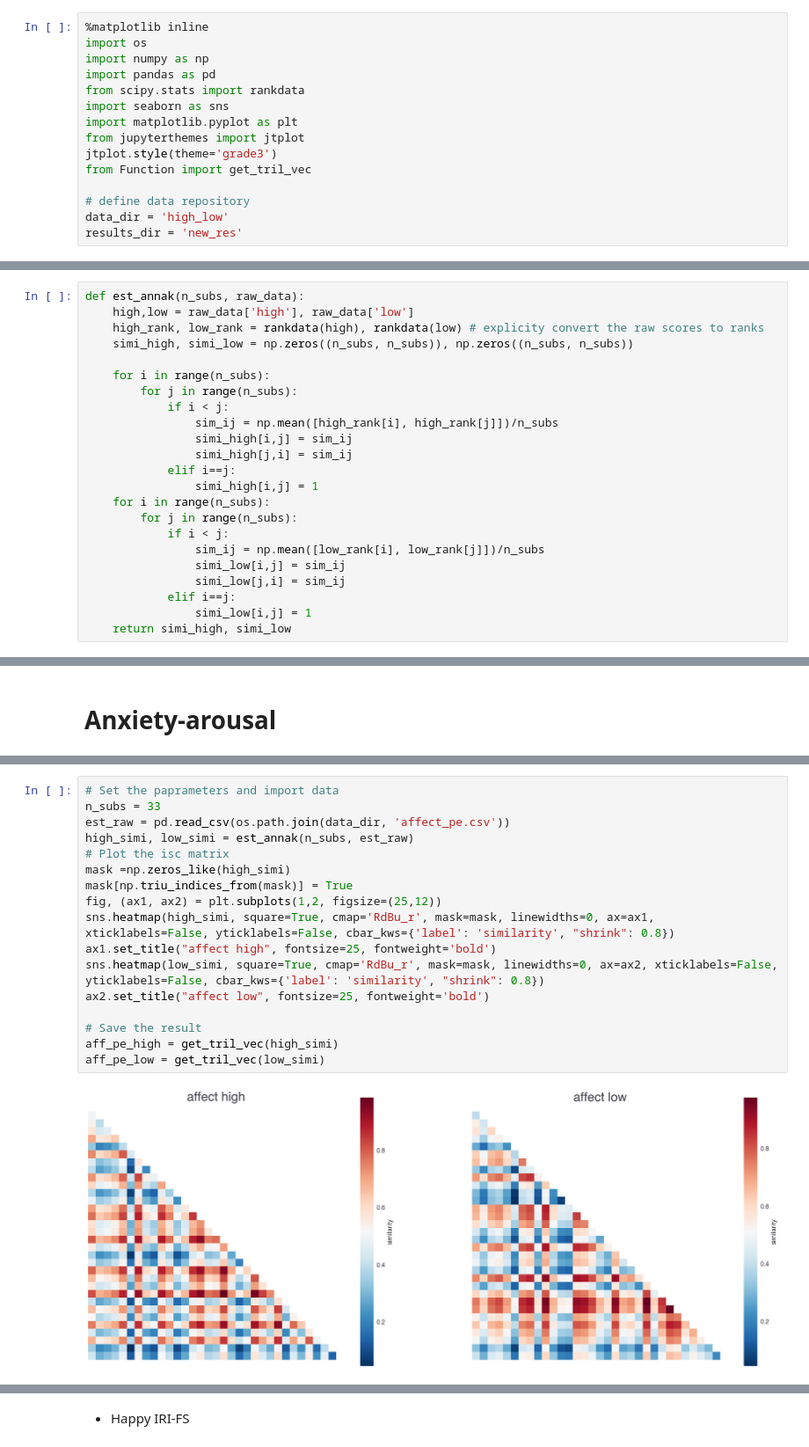
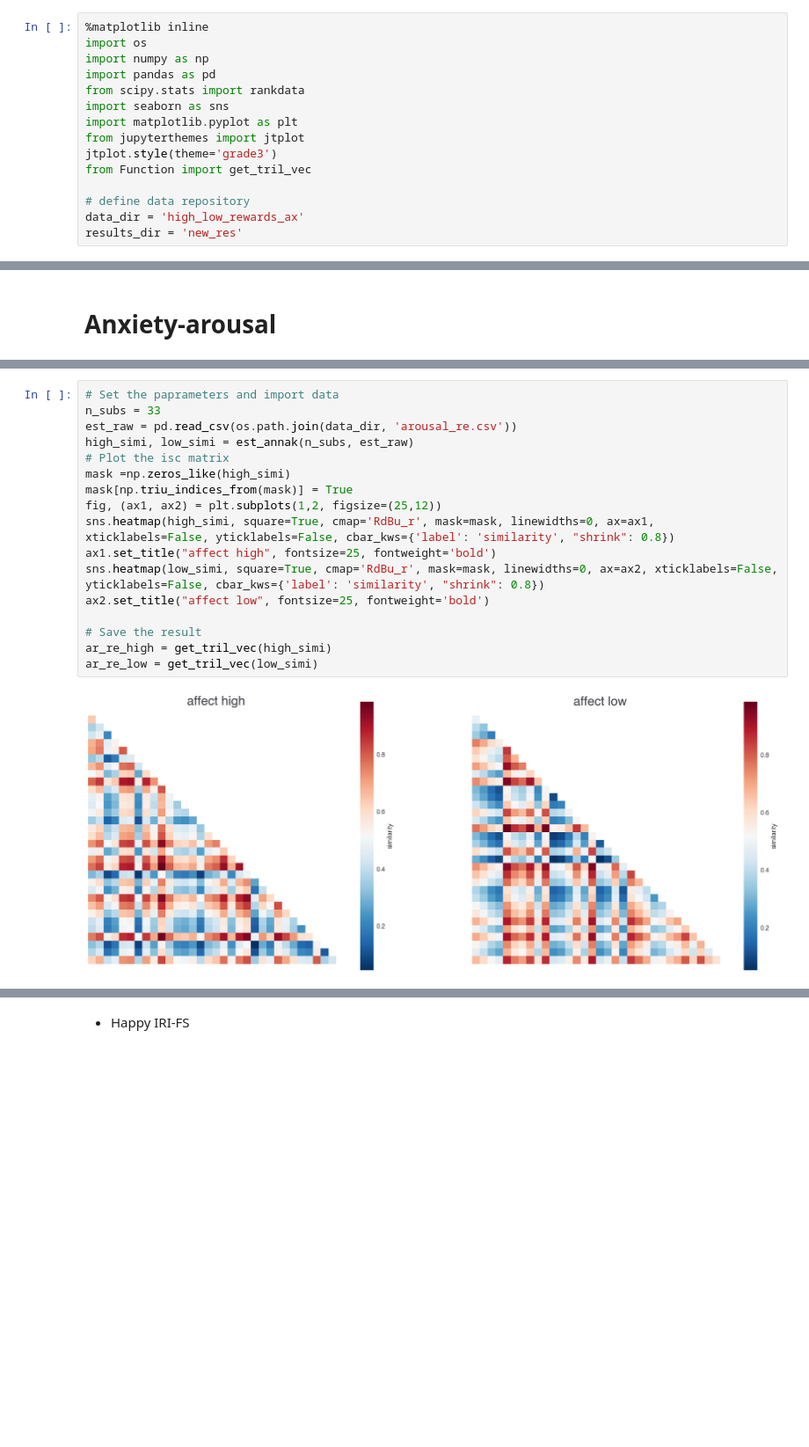
Before and after one commit to andlab-um/VR-EEG-Social-Anxiety, a Jupyter notebook: 3_ISC_behav.ipynb, the cells around one changed output, grey strips where cells are left out. Shown at 88% size. Drawn from its saved outputs; the diff is of its cells as text; blank space fills up the shorter version.

```diff
--- a/3_ISC_behav.ipynb
+++ b/3_ISC_behav.ipynb
@@ -13,5 +13,5 @@ jtplot.style(theme='grade3')
 from Function import get_tril_vec
 
 # define data repository
-data_dir = 'high_low'
+data_dir = 'high_low_rewards_ax'
 results_dir = 'new_res'
@@ -20,23 +17,0 @@ results_dir = 'new_res'
-# %%
-def est_annak(n_subs, raw_data):
-    high,low = raw_data['high'], raw_data['low']
-    high_rank, low_rank = rankdata(high), rankdata(low) # explicity convert the raw scores to ranks
-    simi_high, simi_low = np.zeros((n_subs, n_subs)), np.zeros((n_subs, n_subs))
-
-    for i in range(n_subs):
-        for j in range(n_subs):
-            if i < j:
-                sim_ij = np.mean([high_rank[i], high_rank[j]])/n_subs
-                simi_high[i,j] = sim_ij
-                simi_high[j,i] = sim_ij
-            elif i==j:
-                simi_high[i,j] = 1
-    for i in range(n_subs):
-        for j in range(n_subs):
-            if i < j:
-                sim_ij = np.mean([low_rank[i], low_rank[j]])/n_subs
-                simi_low[i,j] = sim_ij
-                simi_low[j,i] = sim_ij
-            elif i==j:
-                simi_low[i,j] = 1
-    return simi_high, simi_low
@@ -148,22 +129,22 @@ va_cue_low = get_tril_vec(low_simi)
 # %%
 # Set the paprameters and import data
 n_subs = 33
-est_raw = pd.read_csv(os.path.join(data_dir, 'affect_pe.csv'))
+est_raw = pd.read_csv(os.path.join(data_dir, 'arousal_re.csv'))
 high_simi, low_simi = est_annak(n_subs, est_raw)
 # Plot the isc matrix
 mask =np.zeros_like(high_simi)
 mask[np.triu_indices_from(mask)] = True
 fig, (ax1, ax2) = plt.subplots(1,2, figsize=(25,12))
 sns.heatmap(high_simi, square=True, cmap='RdBu_r', mask=mask, linewidths=0, ax=ax1, xticklabels=False, yticklabels=False, cbar_kws={'label': 'similarity', "shrink": 0.8})
 ax1.set_title("affect high", fontsize=25, fontweight='bold')
 sns.heatmap(low_simi, square=True, cmap='RdBu_r', mask=mask, linewidths=0, ax=ax2, xticklabels=False, yticklabels=False, cbar_kws={'label': 'similarity', "shrink": 0.8})
 ax2.set_title("affect low", fontsize=25, fontweight='bold')
 
 # Save the result
-aff_pe_high = get_tril_vec(high_simi)
-aff_pe_low = get_tril_vec(low_simi)
+ar_re_high = get_tril_vec(high_simi)
+ar_re_low = get_tril_vec(low_simi)
 # %% [output]
-[figure, old version]
+[figure, new version]
 # %%
 # Set the paprameters and import data
 n_subs = 33
```
Also changed, not shown: parts of 11 cells of this notebook.
